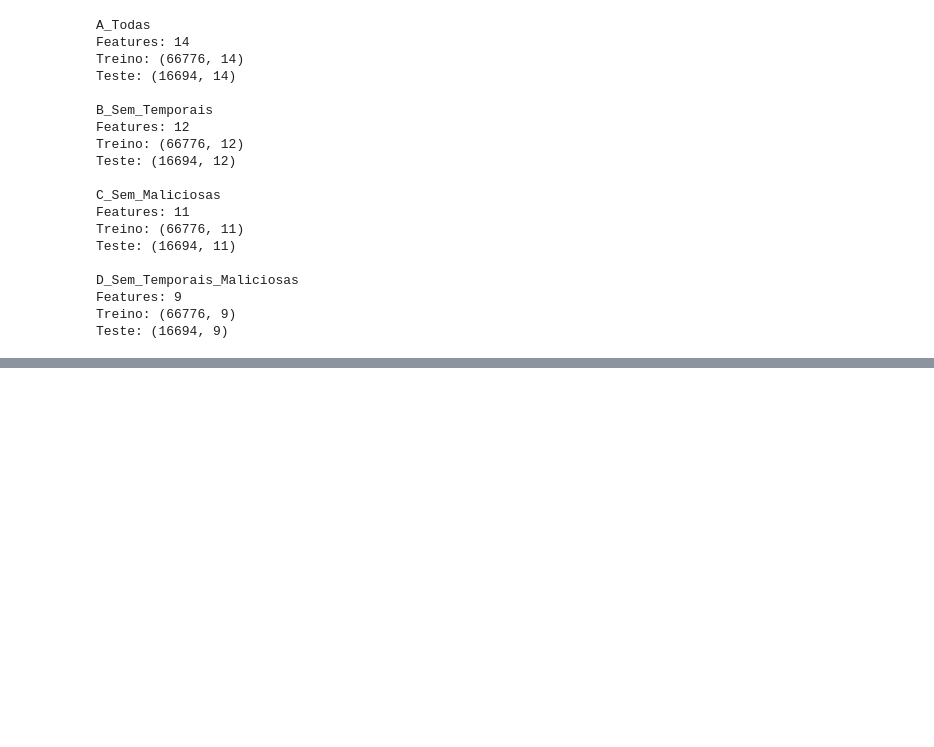
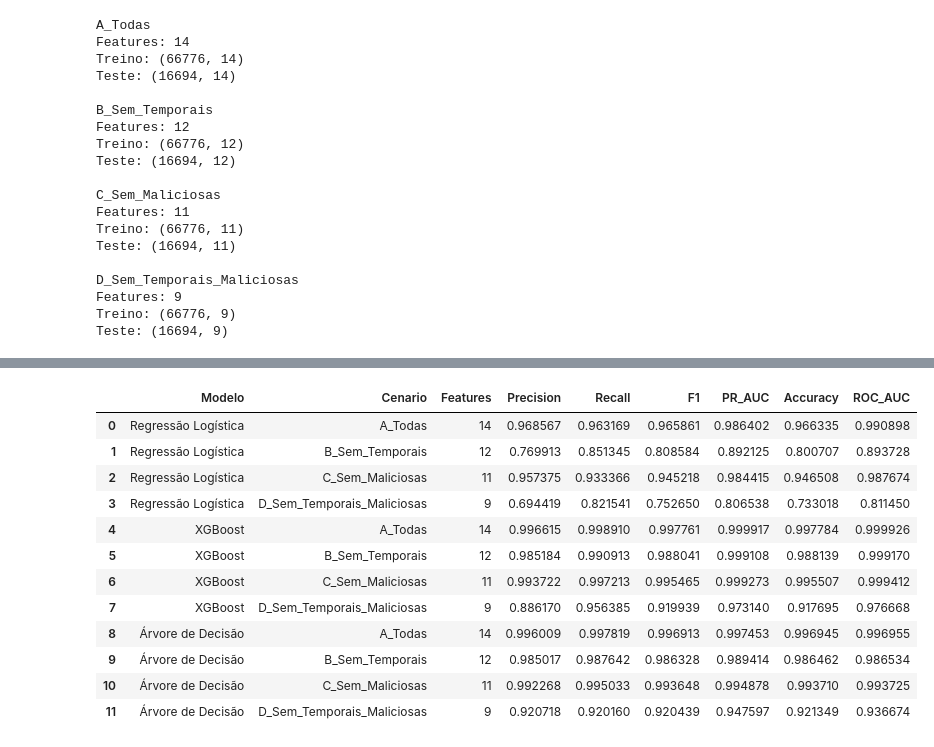
Before and after one commit to GabrielThiel/ethereum-fraud-analysis, a Jupyter notebook: notebooks/01-exploracao-datasets.ipynb, the cells around one changed output, grey strips where cells are left out. Saved outputs shown, nothing was run; the diff lists cells and outputs as text; code cells hidden in the pictures; blank space fills up the shorter version.

```diff
--- a/notebooks/01-exploracao-datasets.ipynb
+++ b/notebooks/01-exploracao-datasets.ipynb
@@ -1354,0 +2899,36 @@ Teste: (16694, 9)
+# %%
+comparacao_3_modelos = pd.concat([
+    df_resultados_logistica.assign(Modelo="Regressão Logística"),
+    df_resultados_xgb.assign(Modelo="XGBoost"),
+    df_resultados_dt.assign(Modelo="Árvore de Decisão")
+])
+
+comparacao_3_modelos = comparacao_3_modelos[
+    [
+        "Modelo",
+        "Cenario",
+        "Features",
+        "Precision",
+        "Recall",
+        "F1",
+        "PR_AUC",
+        "Accuracy",
+        "ROC_AUC"
+    ]
+].reset_index(drop=True)
+
+comparacao_3_modelos
+# %% [output]
+|  | Modelo | Cenario | Features | Precision | Recall | F1 | PR_AUC | Accuracy | ROC_AUC |
+| 0 | Regressão Logística | A_Todas | 14 | 0.968567 | 0.963169 | 0.965861 | 0.986402 | 0.966335 | 0.990898 |
+| 1 | Regressão Logística | B_Sem_Temporais | 12 | 0.769913 | 0.851345 | 0.808584 | 0.892125 | 0.800707 | 0.893728 |
+| 2 | Regressão Logística | C_Sem_Maliciosas | 11 | 0.957375 | 0.933366 | 0.945218 | 0.984415 | 0.946508 | 0.987674 |
+| 3 | Regressão Logística | D_Sem_Temporais_Maliciosas | 9 | 0.694419 | 0.821541 | 0.752650 | 0.806538 | 0.733018 | 0.811450 |
+| 4 | XGBoost | A_Todas | 14 | 0.996615 | 0.998910 | 0.997761 | 0.999917 | 0.997784 | 0.999926 |
+| 5 | XGBoost | B_Sem_Temporais | 12 | 0.985184 | 0.990913 | 0.988041 | 0.999108 | 0.988139 | 0.999170 |
+| 6 | XGBoost | C_Sem_Maliciosas | 11 | 0.993722 | 0.997213 | 0.995465 | 0.999273 | 0.995507 | 0.999412 |
+| 7 | XGBoost | D_Sem_Temporais_Maliciosas | 9 | 0.886170 | 0.956385 | 0.919939 | 0.973140 | 0.917695 | 0.976668 |
+| 8 | Árvore de Decisão | A_Todas | 14 | 0.996009 | 0.997819 | 0.996913 | 0.997453 | 0.996945 | 0.996955 |
+| 9 | Árvore de Decisão | B_Sem_Temporais | 12 | 0.985017 | 0.987642 | 0.986328 | 0.989414 | 0.986462 | 0.986534 |
+| 10 | Árvore de Decisão | C_Sem_Maliciosas | 11 | 0.992268 | 0.995033 | 0.993648 | 0.994878 | 0.993710 | 0.993725 |
+| 11 | Árvore de Decisão | D_Sem_Temporais_Maliciosas | 9 | 0.920718 | 0.920160 | 0.920439 | 0.947597 | 0.921349 | 0.936674 |
```
Also changed, not shown: parts of 41 cells of this notebook.
